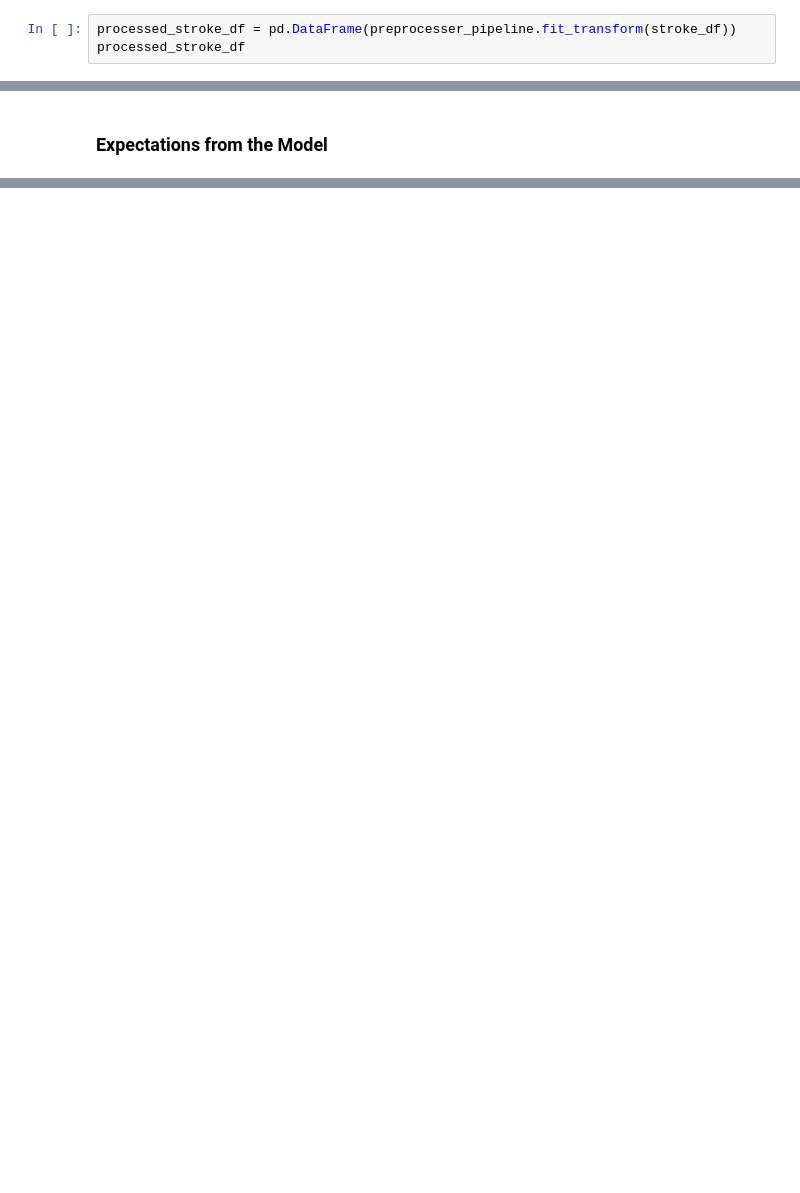
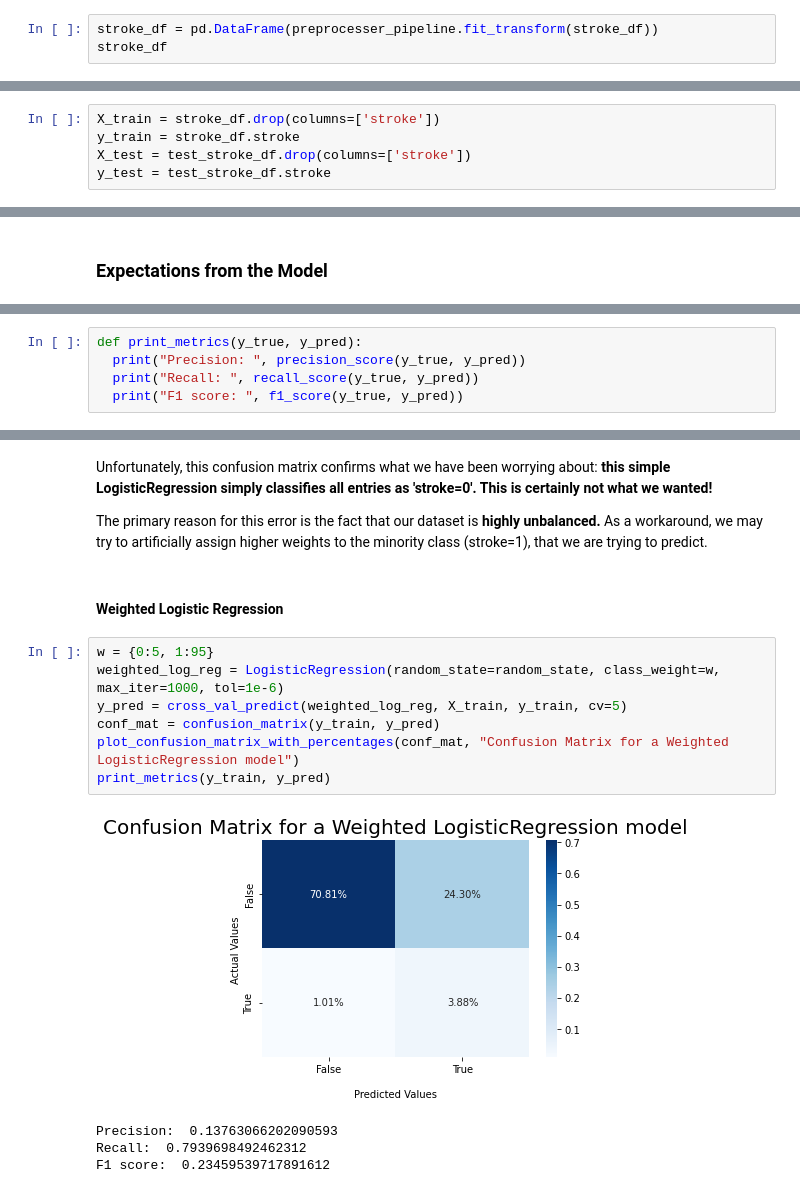
Before and after one commit to bori00/Stroke-Predictor, a Jupyter notebook: Stroke_Predictor_ML_Only.ipynb, the cells around one changed output, grey strips where cells are left out. Cells and saved outputs as stored; diff of their text form; blank space fills up the shorter version.

```diff
--- a/Stroke_Predictor_ML_Only.ipynb
+++ b/Stroke_Predictor_ML_Only.ipynb
@@ -364,8 +371,8 @@ preprocesser_pipeline = Pipeline([
         ('reset_scaled_feature_names', ScalerFeatureNameResetter(scaler, column_transformer_name_resetter.get_columns()))
 ])
 # %%
-processed_stroke_df = pd.DataFrame(preprocesser_pipeline.fit_transform(stroke_df))
-processed_stroke_df
+stroke_df = pd.DataFrame(preprocesser_pipeline.fit_transform(stroke_df))
+stroke_df
 # %% [output]
 |  | work_type_Govt_job | work_type_Never_worked | work_type_Private | work_type_Self-employed | work_type_children | ... |
 | 0 | 0.0 | 0.0 | 1.0 | 0.0 | 0.0 | ... |
@@ -401,0 +411,5 @@ processed_test_stroke_df
+# %%
+X_train = stroke_df.drop(columns=['stroke'])
+y_train = stroke_df.stroke
+X_test = test_stroke_df.drop(columns=['stroke'])
+y_test = test_stroke_df.stroke
@@ -421,0 +461,5 @@ We may take into account the ROC curve as well, but it was shown that it is not
+# %%
+def print_metrics(y_true, y_pred):
+  print("Precision: ", precision_score(y_true, y_pred))
+  print("Recall: ", recall_score(y_true, y_pred))
+  print("F1 score: ", f1_score(y_true, y_pred))
@@ -421,0 +519,18 @@ We may take into account the ROC curve as well, but it was shown that it is not
+# %% [markdown]
+Unfortunately, this confusion matrix confirms what we have been worrying about: **this simple LogisticRegression simply classifies all entries as 'stroke=0'. This is certainly not what we wanted!**
+
+The primary reason for this error is the fact that our dataset is **highly unbalanced.** As a workaround, we may try to artificially assign higher weights to the minority class (stroke=1), that we are trying to predict.
+# %% [markdown]
+#### Weighted Logistic Regression
+# %%
+w = {0:5, 1:95}
+weighted_log_reg = LogisticRegression(random_state=random_state, class_weight=w, max_iter=1000, tol=1e-6)
+y_pred = cross_val_predict(weighted_log_reg, X_train, y_train, cv=5)
+conf_mat = confusion_matrix(y_train, y_pred)
+plot_confusion_matrix_with_percentages(conf_mat, "Confusion Matrix for a Weighted LogisticRegression model")
+print_metrics(y_train, y_pred)
+# %% [output]
+[figure, added]
+Precision:  0.13763066202090593
+Recall:  0.7939698492462312
+F1 score:  0.23459539717891612
```
Also changed, not shown: parts of 32 cells of this notebook.
